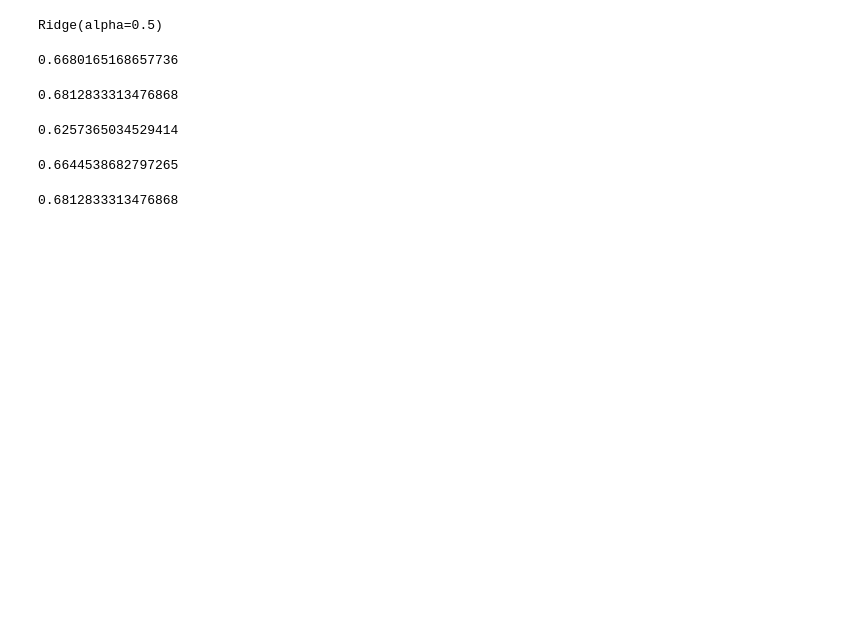
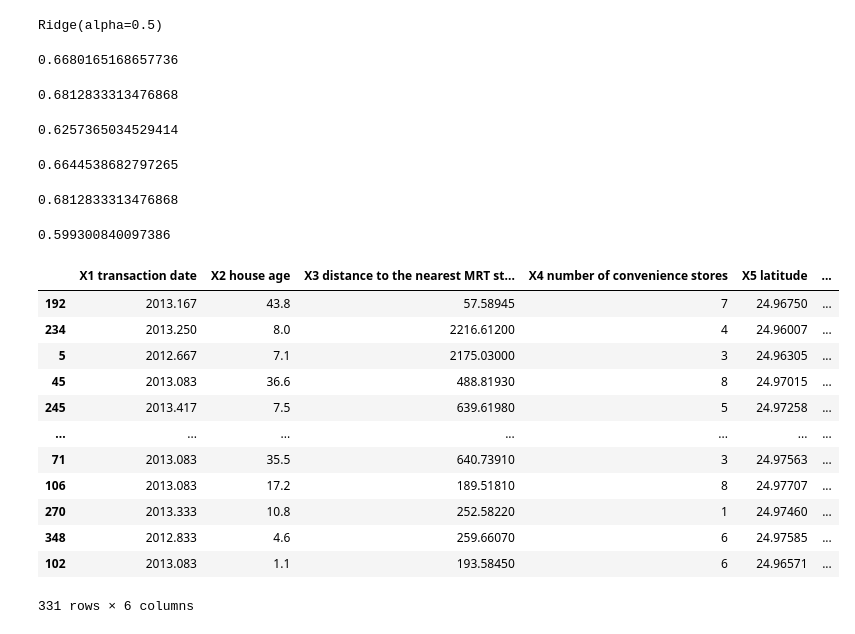
Before and after one commit to Sirfowahid/ML-Real-State, a Jupyter notebook: ML-Real-State.ipynb, the cells around one changed output. Drawn from its saved outputs; the diff is of its cells as text; code cells hidden in the pictures; blank space fills up the shorter version.

```diff
--- a/ML-Real-State.ipynb
+++ b/ML-Real-State.ipynb
@@ -223,4 +223,22 @@ model.score(X_test,y_test)
 from sklearn.svm import SVR
 model=SVR()
 model.fit(X_train,y_train)
-model.scor
+model.score(X_test,y_test)
+# %% [output]
+0.599300840097386
+# %%
+X_train
+# %% [output]
+|  | X1 transaction date | X2 house age | X3 distance to the nearest MRT st... | X4 number of convenience stores | X5 latitude | ... |
+| 192 | 2013.167 | 43.8 | 57.58945 | 7 | 24.96750 | ... |
+| 234 | 2013.250 | 8.0 | 2216.61200 | 4 | 24.96007 | ... |
+| 5 | 2012.667 | 7.1 | 2175.03000 | 3 | 24.96305 | ... |
+| 45 | 2013.083 | 36.6 | 488.81930 | 8 | 24.97015 | ... |
+| 245 | 2013.417 | 7.5 | 639.61980 | 5 | 24.97258 | ... |
+| ... | ... | ... | ... | ... | ... | ... |
+| 71 | 2013.083 | 35.5 | 640.73910 | 3 | 24.97563 | ... |
+| 106 | 2013.083 | 17.2 | 189.51810 | 8 | 24.97707 | ... |
+| 270 | 2013.333 | 10.8 | 252.58220 | 1 | 24.97460 | ... |
+| 348 | 2012.833 | 4.6 | 259.66070 | 6 | 24.97585 | ... |
+| 102 | 2013.083 | 1.1 | 193.58450 | 6 | 24.96571 | ... |
+331 rows × 6 columns
```
Also changed, not shown: parts of 6 cells of this notebook.
